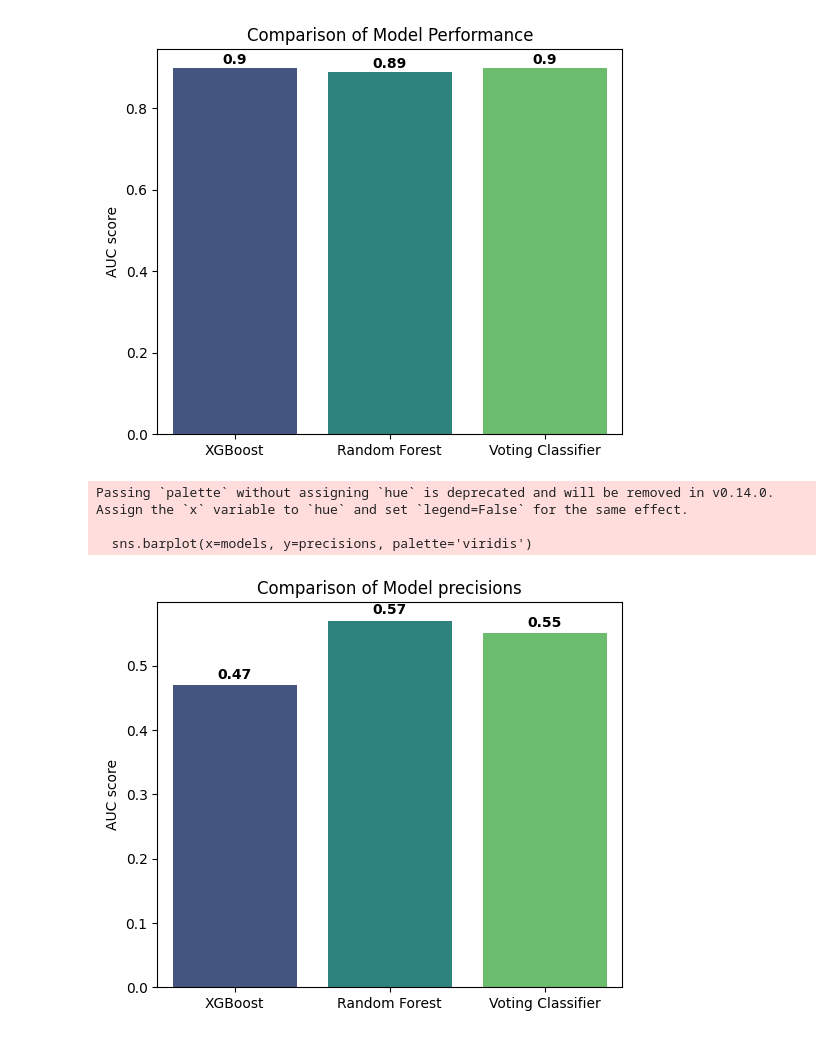
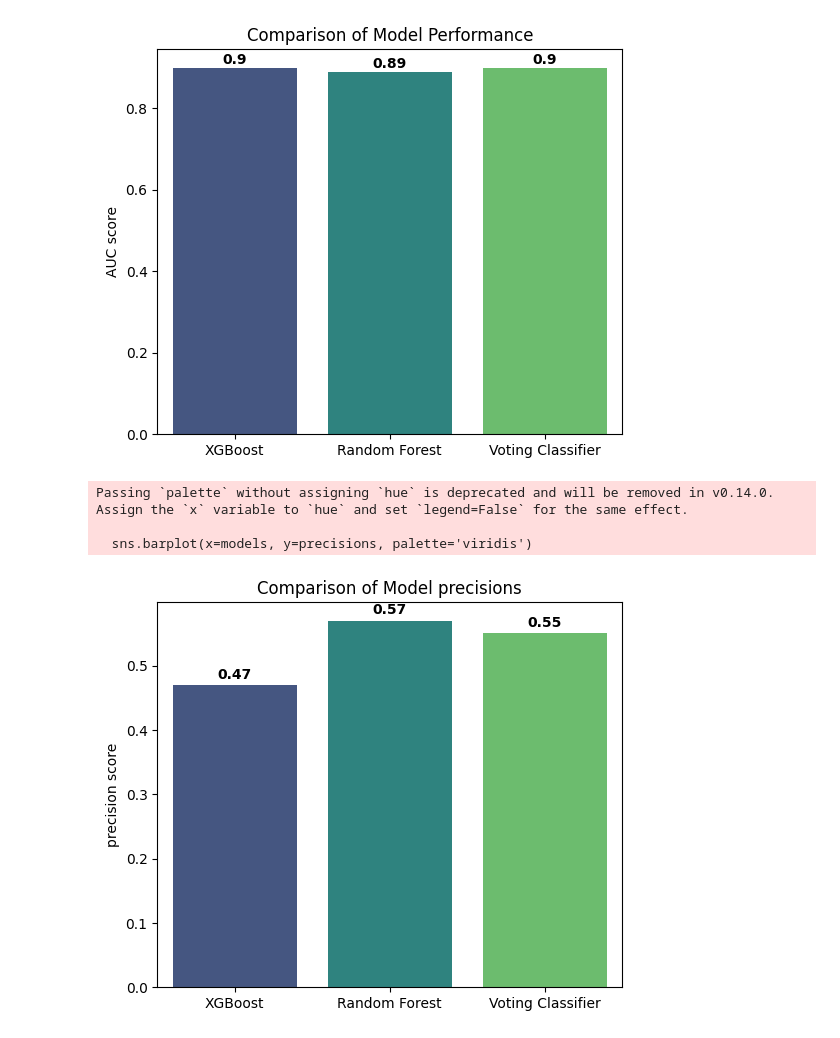
Before and after one commit to ahmedfouad00-coder/breast-cancer-survival-prediction, a Jupyter notebook: breast cancer.ipynb, the cells around one changed output. Saved outputs shown, nothing was run; the diff lists cells and outputs as text; code cells hidden in the pictures.

```diff
--- a/breast cancer.ipynb
+++ b/breast cancer.ipynb
@@ -382,23 +382,23 @@ Passing `palette` without assigning `hue` is deprecated and will be removed in v
 # %%
 models = [ 'XGBoost','Random Forest', 'Voting Classifier']
 precisions=[0.47,0.57,0.55]
 
 
 
 plt.figure(figsize=(6,5))
 sns.barplot(x=models, y=precisions, palette='viridis')
 plt.title('Comparison of Model precisions')
-plt.ylabel('AUC score')
+plt.ylabel('precision score')
 for i, v in enumerate(precisions):
     plt.text(i, v + 0.01, str(v), ha='center', fontweight='bold')
 
 
 plt.show()
 # %% [output]
 Passing `palette` without assigning `hue` is deprecated and will be removed in v0.14.0. Assign the `x` variable to `hue` and set `legend=False` for the same effect.
 
   sns.barplot(x=models, y=precisions, palette='viridis')
-[figure, old version]
+[figure, new version]
 # %%
 models = [ 'XGBoost','Random Forest', 'Voting Classifier']
 recalls=[0.78,0.72,0.74]
```
Also changed, not shown: parts of 2 cells of this notebook.
